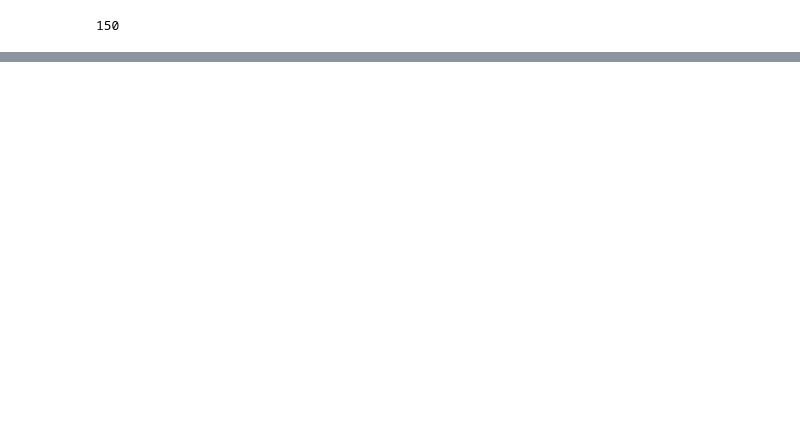
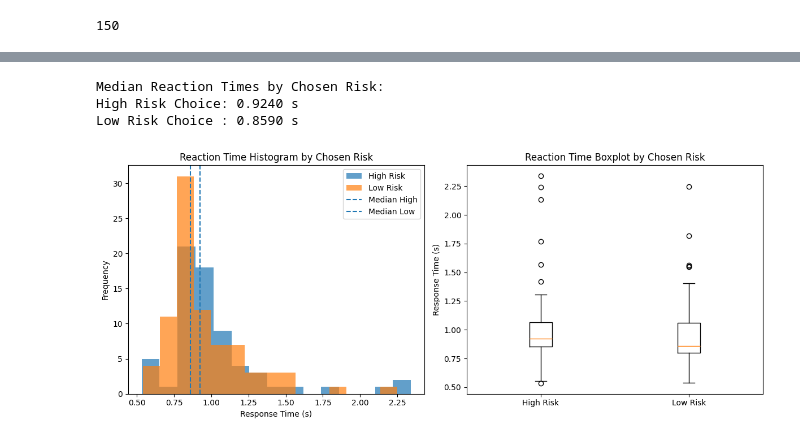
Before and after one commit to Jealiee/Parkinsons-Signal-Analysis, a Jupyter notebook: main.ipynb, the cells around one changed output, grey strips where cells are left out. Cells and saved outputs as stored; diff of their text form; code cells hidden in the pictures; blank space fills up the shorter version.

```diff
--- a/main.ipynb
+++ b/main.ipynb
@@ -86,0 +137,45 @@ df.to_csv(output_path,index=False)
+# %%
+# Compare median reaction time when choosing between high and low risk options
+df = pd.read_csv(output_path)
+
+df["chosen_risk"] = df.apply(
+    lambda row: (
+        row["symbol1_risk"] if row["chosen_symbol"] == 1 else row["symbol2_risk"]
+    ),
+    axis=1,
+)
+
+median_rt = df.groupby("chosen_risk")["response_time"].median()
+
+print("Median Reaction Times by Chosen Risk:")
+print(f"High Risk Choice: {median_rt.get('high', float('nan')):.4f} s")
+print(f"Low Risk Choice : {median_rt.get('low', float('nan')):.4f} s")
+
+rt_high = df[df["chosen_risk"] == "high"]["response_time"]
+rt_low = df[df["chosen_risk"] == "low"]["response_time"]
+
+fig, axes = plt.subplots(1, 2, figsize=(12, 5))
+
+axes[0].hist(rt_high, bins=15, alpha=0.7, label="High Risk")
+axes[0].hist(rt_low, bins=15, alpha=0.7, label="Low Risk")
+
+axes[0].axvline(rt_high.median(), linestyle="--", label="Median High")
+axes[0].axvline(rt_low.median(), linestyle="--", label="Median Low")
+
+axes[0].set_title("Reaction Time Histogram by Chosen Risk")
+axes[0].set_xlabel("Response Time (s)")
+axes[0].set_ylabel("Frequency")
+axes[0].legend()
+
+axes[1].boxplot([rt_high, rt_low], labels=["High Risk", "Low Risk"], showfliers=True)
+
+axes[1].set_title("Reaction Time Boxplot by Chosen Risk")
+axes[1].set_ylabel("Response Time (s)")
+
+plt.tight_layout()
+plt.show()
+# %% [output]
+Median Reaction Times by Chosen Risk:
+High Risk Choice: 0.9240 s
+Low Risk Choice : 0.8590 s
+[figure, added]
```
Also changed, not shown: parts of 10 cells of this notebook.
